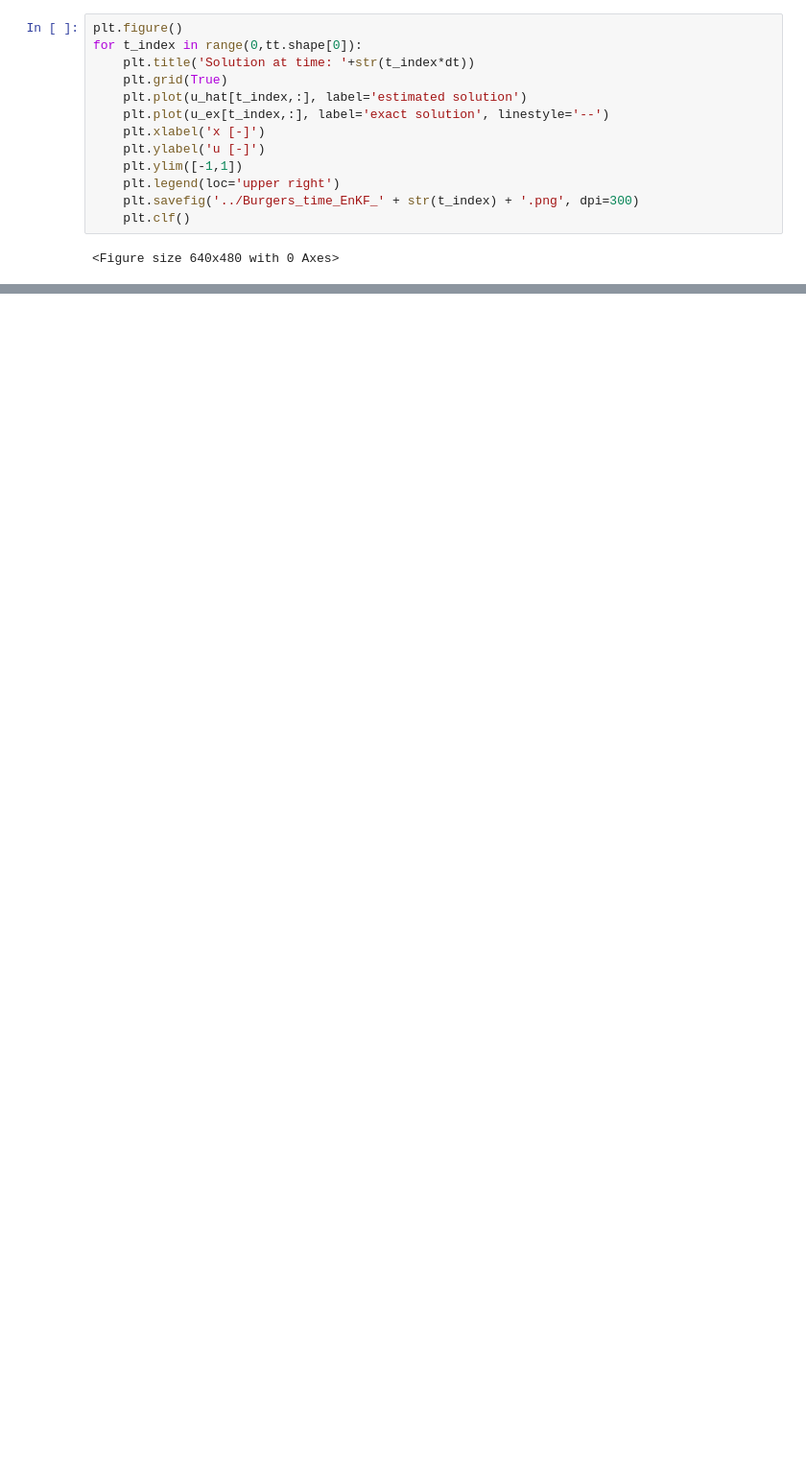
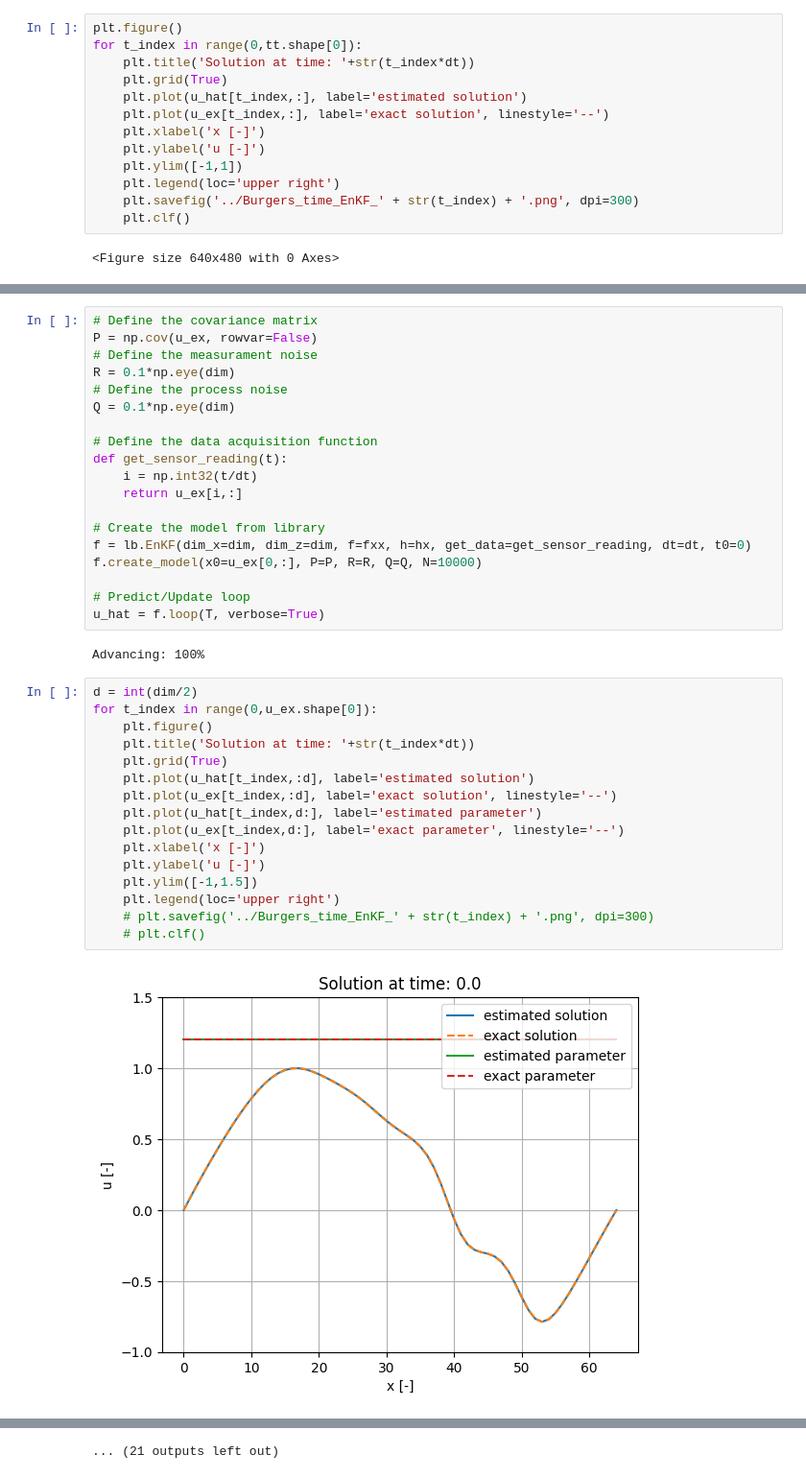
Before and after one commit to Adrianominora/Prevision, a Jupyter notebook: scripts/Prova_libreria.ipynb, the cells around one changed output, grey strips where cells are left out. Shown at 96% size. Cells and saved outputs as stored; diff of their text form; blank space fills up the shorter version.

Commit message:
Burgers time cx con c cost completato

```diff
--- a/scripts/Prova_libreria.ipynb
+++ b/scripts/Prova_libreria.ipynb
@@ -568,0 +527,39 @@ model.summary()
+# %%
+# Define the covariance matrix
+P = np.cov(u_ex, rowvar=False)
+# Define the measurament noise
+R = 0.1*np.eye(dim)
+# Define the process noise
+Q = 0.1*np.eye(dim)
+
+# Define the data acquisition function
+def get_sensor_reading(t):
+    i = np.int32(t/dt)
+    return u_ex[i,:]
+
+# Create the model from library
+f = lb.EnKF(dim_x=dim, dim_z=dim, f=fxx, h=hx, get_data=get_sensor_reading, dt=dt, t0=0)
+f.create_model(x0=u_ex[0,:], P=P, R=R, Q=Q, N=10000)
+
+# Predict/Update loop
+u_hat = f.loop(T, verbose=True)
+# %% [output]
+Advancing: 100%
+# %%
+d = int(dim/2)
+for t_index in range(0,u_ex.shape[0]):
+    plt.figure()
+    plt.title('Solution at time: '+str(t_index*dt))
+    plt.grid(True)
+    plt.plot(u_hat[t_index,:d], label='estimated solution')
+    plt.plot(u_ex[t_index,:d], label='exact solution', linestyle='--')
+    plt.plot(u_hat[t_index,d:], label='estimated parameter')
+    plt.plot(u_ex[t_index,d:], label='exact parameter', linestyle='--')
+    plt.xlabel('x [-]')
+    plt.ylabel('u [-]')
+    plt.ylim([-1,1.5])
+    plt.legend(loc='upper right')
+    # plt.savefig('../Burgers_time_EnKF_' + str(t_index) + '.png', dpi=300)
+    # plt.clf()
+# %% [output]
+[figure, added]
@@ -568,0 +577 @@ model.summary()
+... (21 outputs left out)
```
Also changed, not shown: parts of 8 cells of this notebook, 7 other files.
